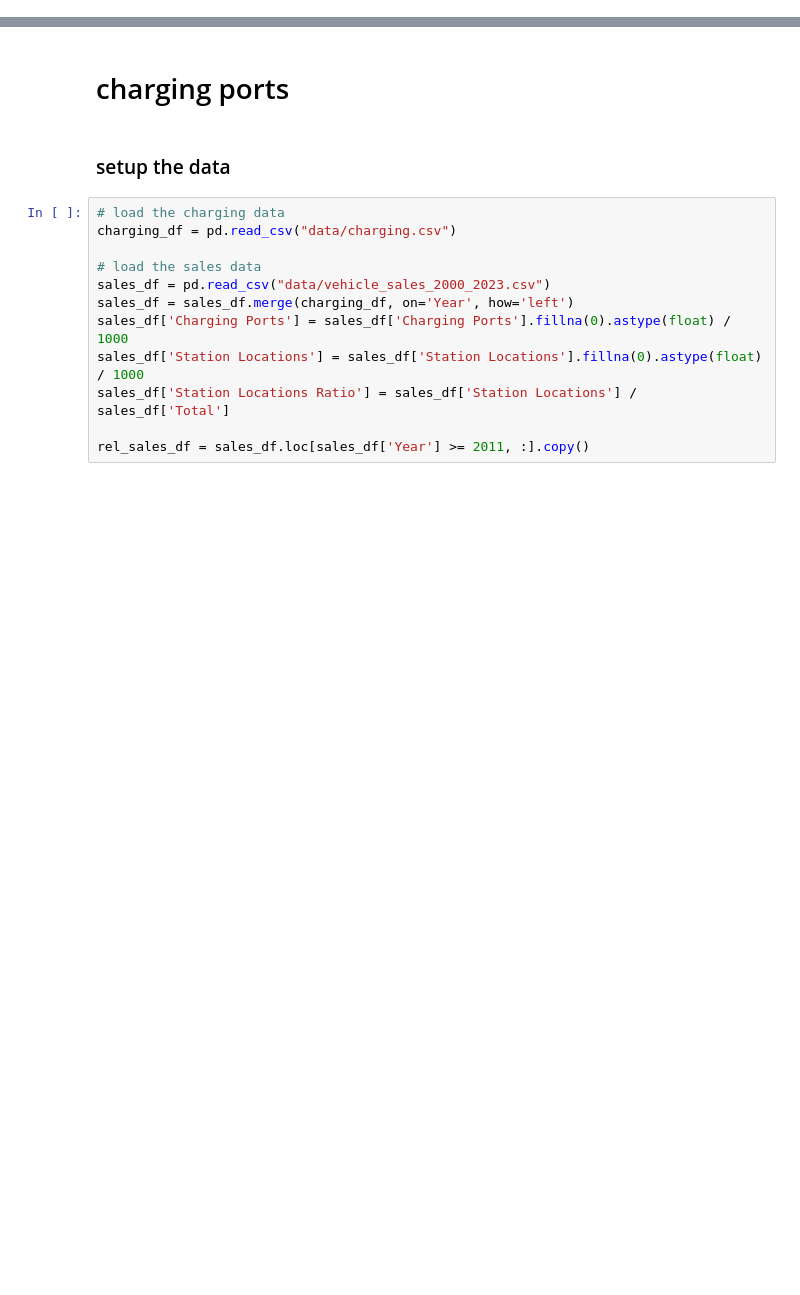
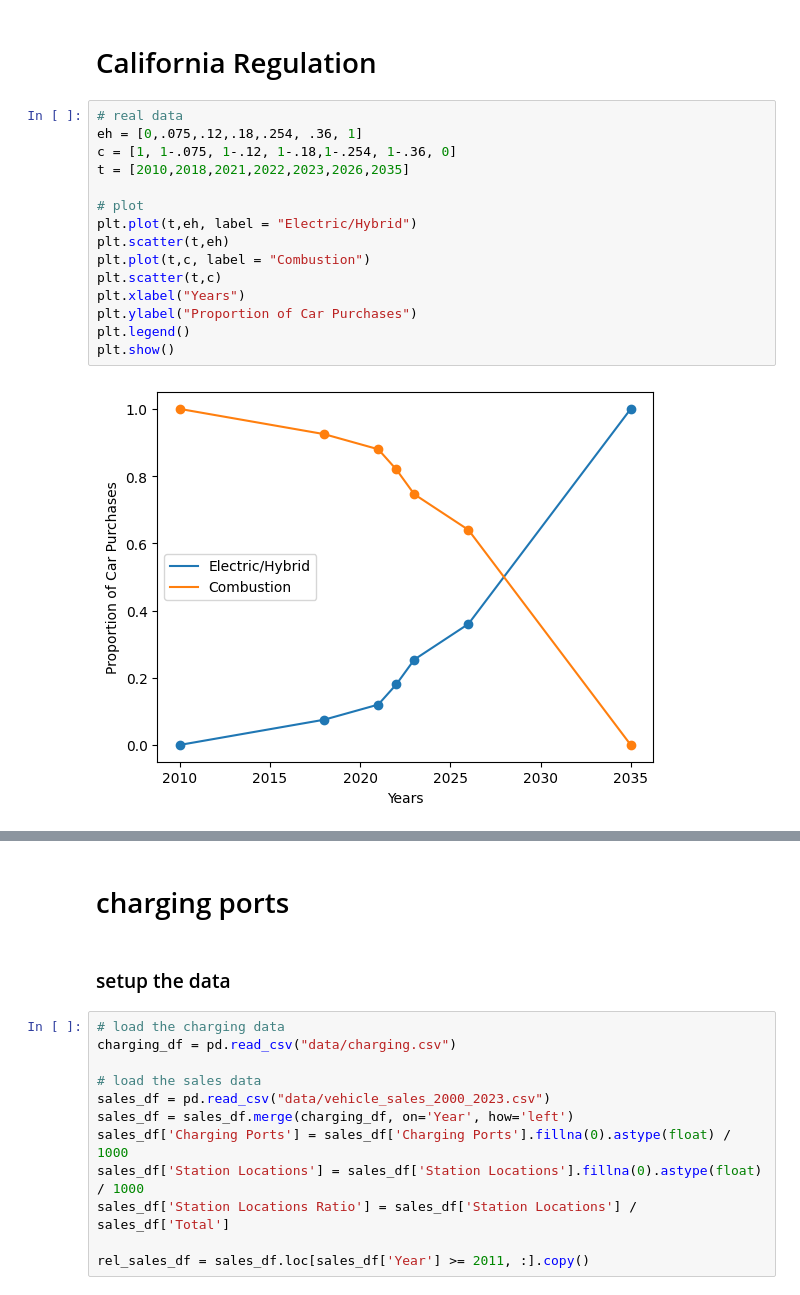
Before and after one commit to binDebug3/EVAdoption, a Jupyter notebook: ev_adoption_final.ipynb, the cells around one changed output, grey strips where cells are left out. Cells and saved outputs as stored; diff of their text form; blank space fills up the shorter version.

```diff
--- a/ev_adoption_final.ipynb
+++ b/ev_adoption_final.ipynb
@@ -84,0 +108,19 @@ plt.show()
+# %% [markdown]
+# California Regulation
+# %%
+# real data
+eh = [0,.075,.12,.18,.254, .36, 1]
+c = [1, 1-.075, 1-.12, 1-.18,1-.254, 1-.36, 0]
+t = [2010,2018,2021,2022,2023,2026,2035]
+
+# plot
+plt.plot(t,eh, label = "Electric/Hybrid")
+plt.scatter(t,eh)
+plt.plot(t,c, label = "Combustion")
+plt.scatter(t,c)
+plt.xlabel("Years")
+plt.ylabel("Proportion of Car Purchases")
+plt.legend()
+plt.show()
+# %% [output]
+[figure, added]
```
Also changed, not shown: parts of 8 cells of this notebook.
